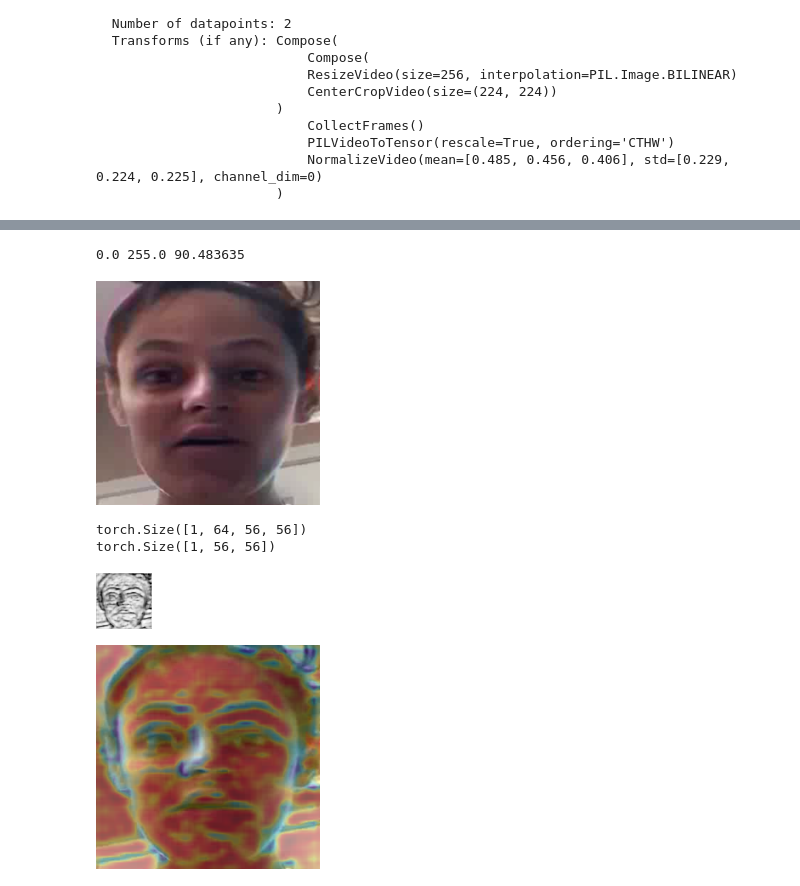
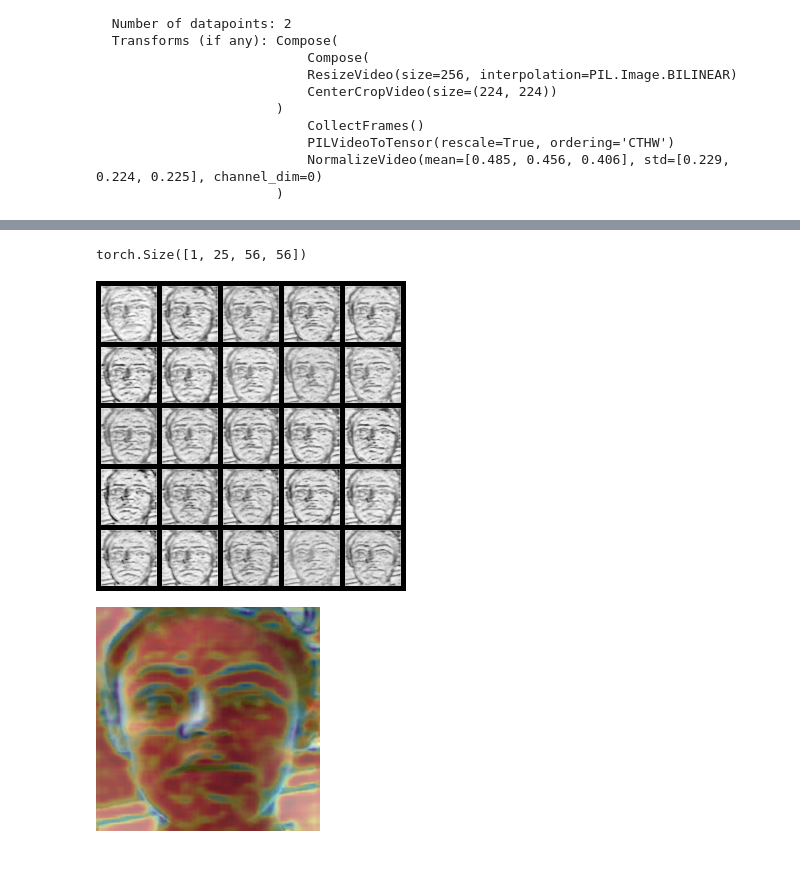
Before and after one commit to cfosco/deepfake_detection, a Jupyter notebook: notebooks/vis_attn.ipynb, the cells around one changed output, grey strips where cells are left out. Saved outputs shown, nothing was run; the diff lists cells and outputs as text; code cells hidden in the pictures; blank space fills up the shorter version.

Commit message:
Update vis_attn notebook

```diff
--- a/notebooks/vis_attn.ipynb
+++ b/notebooks/vis_attn.ipynb
@@ -19,5 +17,5 @@ The autoreload extension is already loaded. To reload it, use:
 # %%
-device = 'cpu' if torch.cuda.is_available() else 'cpu'
+device = 'cuda' if torch.cuda.is_available() else 'cpu'
 # %%
 data_root = os.environ.get('DATA_ROOT', '')
 part_dir = os.path.join(data_root, 'DeepfakeDetection', 'facenet_videos', 'dfdc_train_part_0')
@@ -106,4 +58,3 @@ fhooks = mutils.FeatureHooks(hooks, model.named_modules())
 with torch.no_grad():
     input = input.to(device)
     out, attn_map = model(input)
-    x = fhooks.get_output(out.device)[0]
@@ -169,22 +61,22 @@ vutils.visualize_samples(out.transpose(0, 1).mean(0,  keepdim=True))
+# %%
+print(attn_map.shape)
+# %% [output]
+torch.Size([1, 25, 56, 56])
+# %%
+vutils.visualize_samples(attn_map.transpose(0, 1).repeat(1, 3, 1, 1), nrow=5)
+# %% [output]
+[figure, added]
 # %%
-f = frames[0, :, -1].permute(1, 2, 0).numpy()
+# Convert back to raw image
+f = frames[0, :, -1].permute(1, 2, 0).cpu().numpy()
 f -= f.min()
 f /= f.max()
-f = f * 255
-print(f.min(), f.max(), f.mean())
-vutils.imshow(f)
-print(o.shape)
-oo = o.mean(1)
-oo -= oo.min()
-oo /= oo.max()
-print(oo.shape)
-vutils.visualize_samples(oo)
-oo = oo.squeeze().numpy()
-vutils.imshow(vutils.grad_cam.apply_heatmap(oo.squeeze() , f))
+f = (f * 255).astype(np.uint8)
+
+# Normalize corresponding attn map
+a = attn_map[0, -1].cpu().numpy()
+a -= a.min()
+a /= a.max()
+vutils.imshow(vutils.grad_cam.apply_heatmap(a, f))
 # %% [output]
-0.0 255.0 90.483635
-[figure, old version]
+[figure, new version]
-torch.Size([1, 64, 56, 56])
-torch.Size([1, 56, 56])
-[figure, removed]
-[figure, removed]
```
Also changed, not shown: parts of 23 cells of this notebook.
